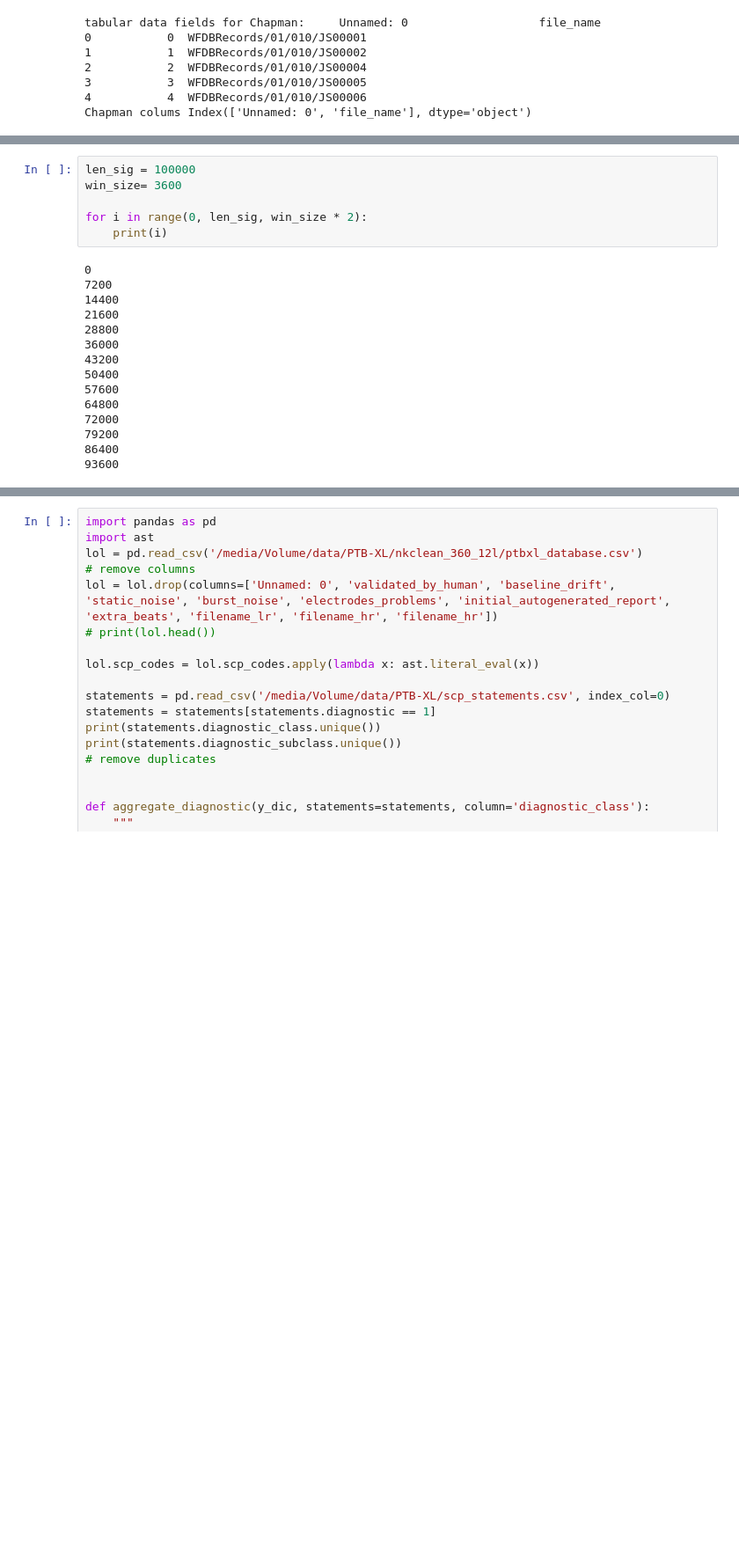
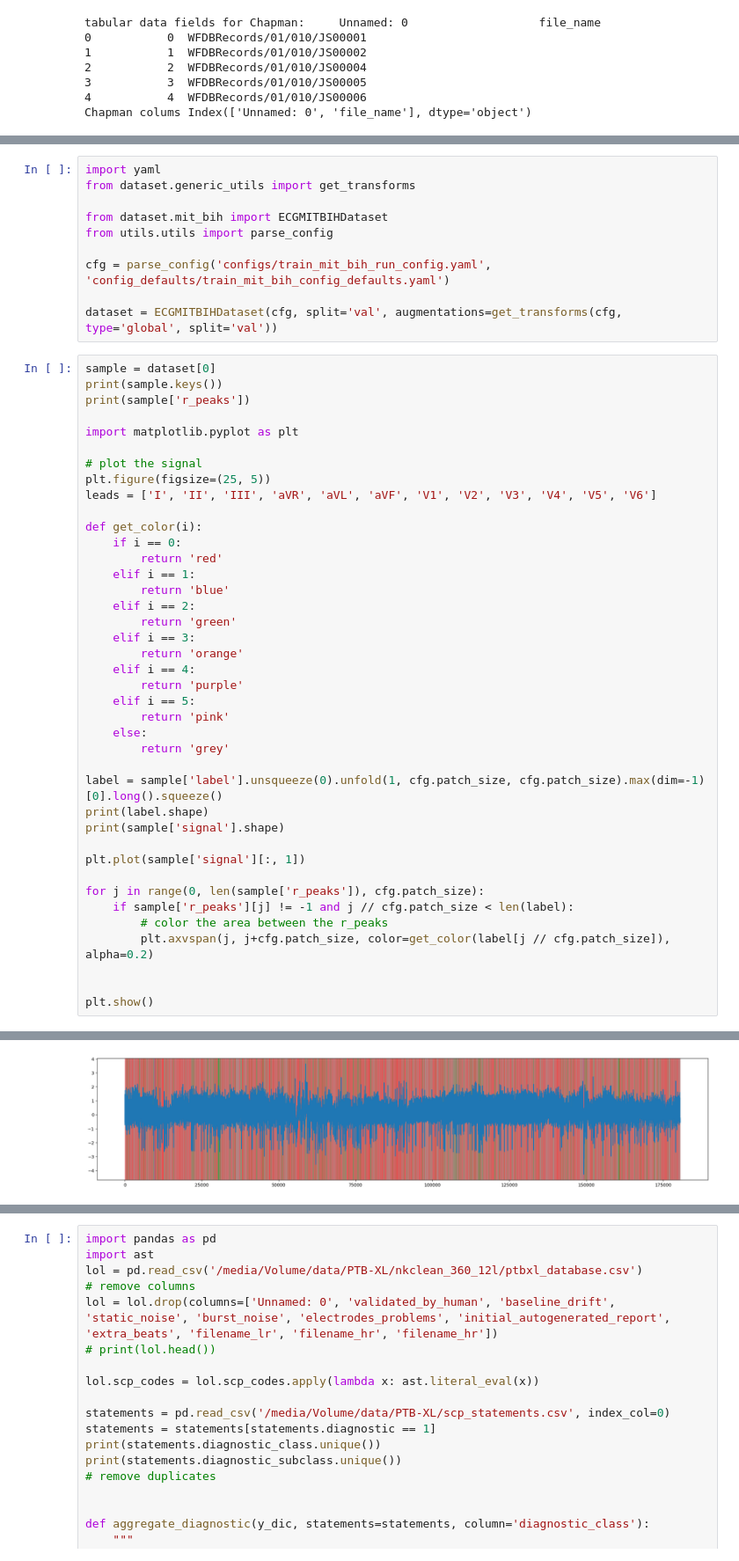
Before and after one commit to Lobster1911/bench-xecg-indian-benchmark, a Jupyter notebook: test.ipynb, the cells around one changed output, grey strips where cells are left out. Shown at 88% size. Drawn from its saved outputs; the diff is of its cells as text; blank space fills up the shorter version.

```diff
--- a/test.ipynb
+++ b/test.ipynb
@@ -182,21 +100,51 @@ torch.Size([64, 43])
-# %%
-len_sig = 100000
-win_size= 3600
-
-for i in range(0, len_sig, win_size * 2):
-    print(i)
-# %% [output]
-0
-7200
-14400
-21600
-28800
-36000
-43200
-50400
-57600
-64800
-72000
-79200
-86400
-93600
+# %%
+import yaml
+from dataset.generic_utils import get_transforms
+
+from dataset.mit_bih import ECGMITBIHDataset
+from utils.utils import parse_config
+
+cfg = parse_config('configs/train_mit_bih_run_config.yaml', 'config_defaults/train_mit_bih_config_defaults.yaml')
+
+dataset = ECGMITBIHDataset(cfg, split='val', augmentations=get_transforms(cfg, type='global', split='val'))
+# %%
+sample = dataset[0]
+print(sample.keys())
+print(sample['r_peaks'])
+
+import matplotlib.pyplot as plt
+
+# plot the signal
+plt.figure(figsize=(25, 5))
+leads = ['I', 'II', 'III', 'aVR', 'aVL', 'aVF', 'V1', 'V2', 'V3', 'V4', 'V5', 'V6']
+
+def get_color(i):
+    if i == 0:
+        return 'red'
+    elif i == 1:
+        return 'blue'
+    elif i == 2:
+        return 'green'
+    elif i == 3:
+        return 'orange'
+    elif i == 4:
+        return 'purple'
+    elif i == 5:
+        return 'pink'
+    else:
+        return 'grey'
+
+label = sample['label'].unsqueeze(0).unfold(1, cfg.patch_size, cfg.patch_size).max(dim=-1)[0].long().squeeze()
+print(label.shape)
+print(sample['signal'].shape)
+
+plt.plot(sample['signal'][:, 1])
+
+for j in range(0, len(sample['r_peaks']), cfg.patch_size):
+    if sample['r_peaks'][j] != -1 and j // cfg.patch_size < len(label):
+        # color the area between the r_peaks
+        plt.axvspan(j, j+cfg.patch_size, color=get_color(label[j // cfg.patch_size]), alpha=0.2)
+
+
+plt.show()
+# %% [output]
@@ -202,0 +155 @@ for i in range(0, len_sig, win_size * 2):
+[figure, added]
```
Also changed, not shown: parts of 6 cells of this notebook, 21 other files.
